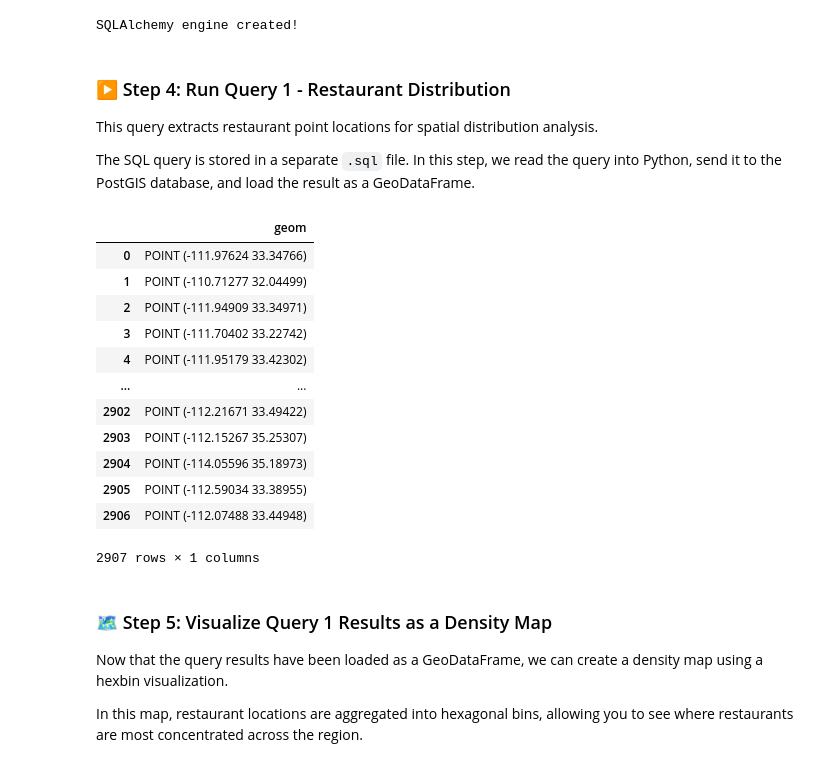
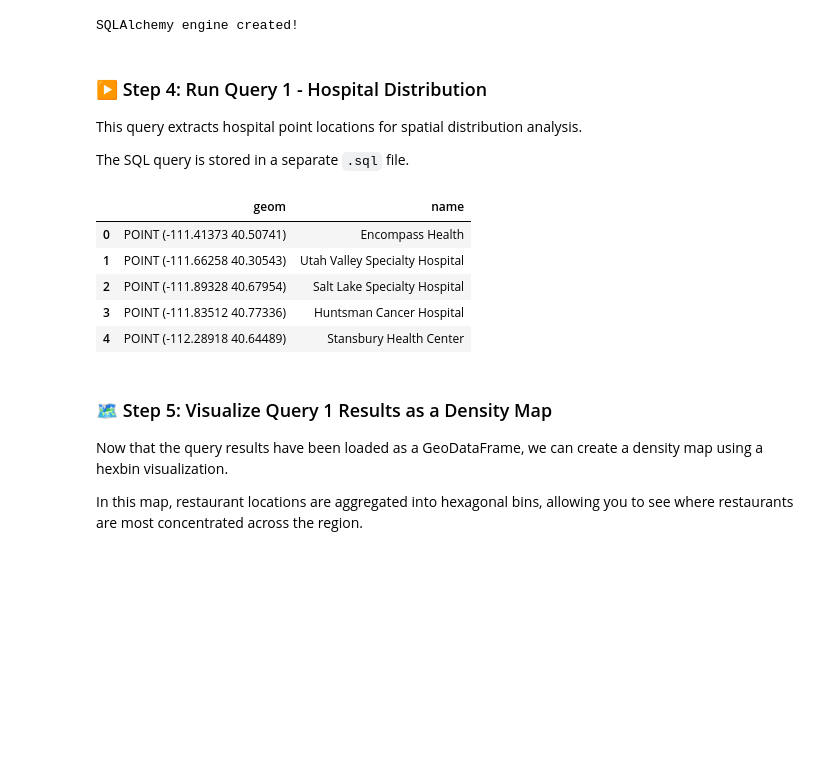
Before and after one commit to lizfellinger/gist604b-osm-postgis-fa26, a Jupyter notebook: notebooks/osm_postgis_utah.ipynb, the cells around one changed output. Cells and saved outputs as stored; diff of their text form; code cells hidden in the pictures; blank space fills up the shorter version.

Commit message:
renamed query files to include.sql, ran query in utah notebook

```diff
--- a/notebooks/osm_postgis_utah.ipynb
+++ b/notebooks/osm_postgis_utah.ipynb
@@ -129,45 +129,38 @@ Before running SQL queries, create a connection to the database using SQLAlchemy
 # %%
 # Create a SQLAlchemy engine to connect to the PostGIS database
 engine = create_engine(
-    "postgresql+psycopg2://postgres:postgres@localhost:5432/arizona"
+    "postgresql+psycopg2://postgres:postgres@localhost:5432/utah"
 )
 print("SQLAlchemy engine created!")
 # %% [output]
 SQLAlchemy engine created!
 # %% [markdown]
-### ▶️ Step 4: Run Query 1 - Restaurant Distribution
+### ▶️ Step 4: Run Query 1 - Hospital Distribution
 
-This query extracts restaurant point locations for spatial distribution analysis.
+This query extracts hospital point locations for spatial distribution analysis.
 
-The SQL query is stored in a separate `.sql` file. In this step, we read the query into Python, send it to the PostGIS database, and load the result as a GeoDataFrame.
+The SQL query is stored in a separate `.sql` file.
 # %%
-query_1_file = Path("../sql/arizona/01_osm_restaurant_distribution.sql")
+query_1_file = Path("/workspaces/gist604b-osm-postgis-fa26/sql/utah/query_1.sql")
 
 # Read SQL query from file
 query_1_sql = query_1_file.read_text(encoding="utf-8")
 
 # Execute query and load result as a GeoDataFrame
 try:
     query_1_results = gpd.read_postgis(query_1_sql, engine, geom_col="geom")
     # Display results
     display(query_1_results)
 except Exception as e:
     print("❌ Query failed:")
     print(e)
 # %% [output]
-|  | geom |
-| 0 | POINT (-111.97624 33.34766) |
-| 1 | POINT (-110.71277 32.04499) |
-| 2 | POINT (-111.94909 33.34971) |
-| 3 | POINT (-111.70402 33.22742) |
-| 4 | POINT (-111.95179 33.42302) |
-| ... | ... |
-| 2902 | POINT (-112.21671 33.49422) |
-| 2903 | POINT (-112.15267 35.25307) |
-| 2904 | POINT (-114.05596 35.18973) |
-| 2905 | POINT (-112.59034 33.38955) |
-| 2906 | POINT (-112.07488 33.44948) |
+|  | geom | name |
+| 0 | POINT (-111.41373 40.50741) | Encompass Health |
+| 1 | POINT (-111.66258 40.30543) | Utah Valley Specialty Hospital |
+| 2 | POINT (-111.89328 40.67954) | Salt Lake Specialty Hospital |
+| 3 | POINT (-111.83512 40.77336) | Huntsman Cancer Hospital |
+| 4 | POINT (-112.28918 40.64489) | Stansbury Health Center |
-2907 rows × 1 columns
 # %% [markdown]
 ### 🗺️ Step 5: Visualize Query 1 Results as a Density Map
 
```
Also changed, not shown: 4 other files.
